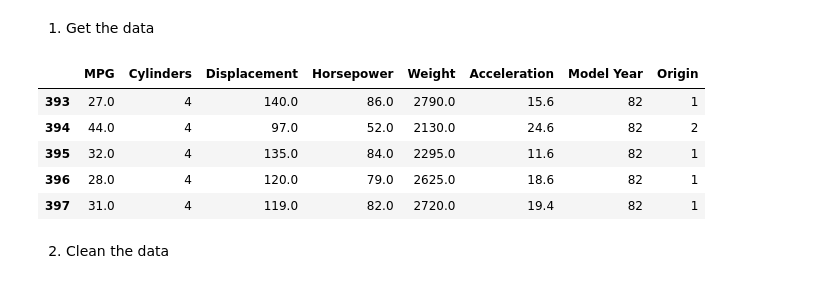
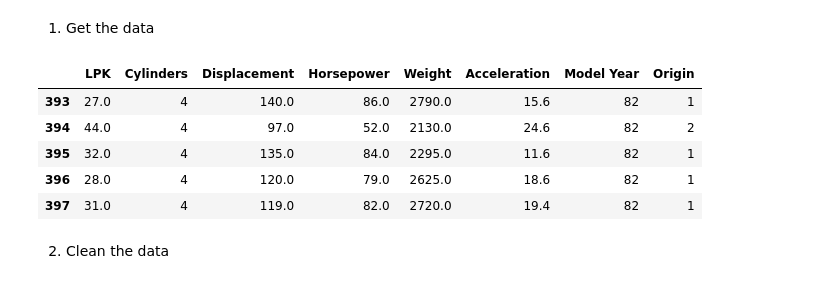
Before and after one commit to SuperYoungCoder/Machine-Learning-with-Python-Tensorflow, a Jupyter notebook: linear_regression.ipynb, the cells around one changed output. Saved outputs shown, nothing was run; the diff lists cells and outputs as text; code cells hidden in the pictures.

```diff
--- a/linear_regression.ipynb
+++ b/linear_regression.ipynb
@@ -28,17 +28,17 @@ print(tf.__version__)
 # %%
 # The Auto MPG dataset - get the data
 url = 'http://archive.ics.uci.edu/ml/machine-learning-databases/auto-mpg/auto-mpg.data'
-column_names = ['MPG', 'Cylinders', 'Displacement', 'Horsepower', 'Weight',
+column_names = ['LPK', 'Cylinders', 'Displacement', 'Horsepower', 'Weight',
                 'Acceleration', 'Model Year', 'Origin']
 
 raw_dataset = pd.read_csv(url, names=column_names,
                           na_values='?', comment='\t',
                           sep=' ', skipinitialspace=True)
 
 dataset = raw_dataset.copy()
 dataset.tail()
 # %% [output]
-|  | MPG | Cylinders | Displacement | Horsepower | Weight | Acceleration | Model Year | Origin |
+|  | LPK | Cylinders | Displacement | Horsepower | Weight | Acceleration | Model Year | Origin |
 | 393 | 27.0 | 4 | 140.0 | 86.0 | 2790.0 | 15.6 | 82 | 1 |
 | 394 | 44.0 | 4 | 97.0 | 52.0 | 2130.0 | 24.6 | 82 | 2 |
 | 395 | 32.0 | 4 | 135.0 | 84.0 | 2295.0 | 11.6 | 82 | 1 |
```
Also changed, not shown: parts of 33 cells of this notebook.
